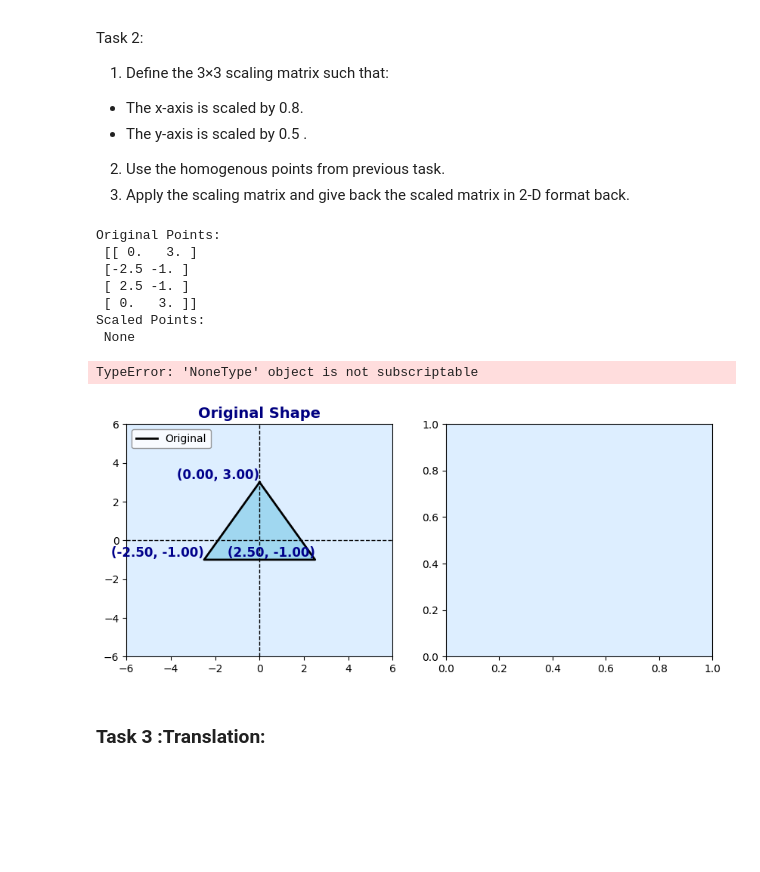
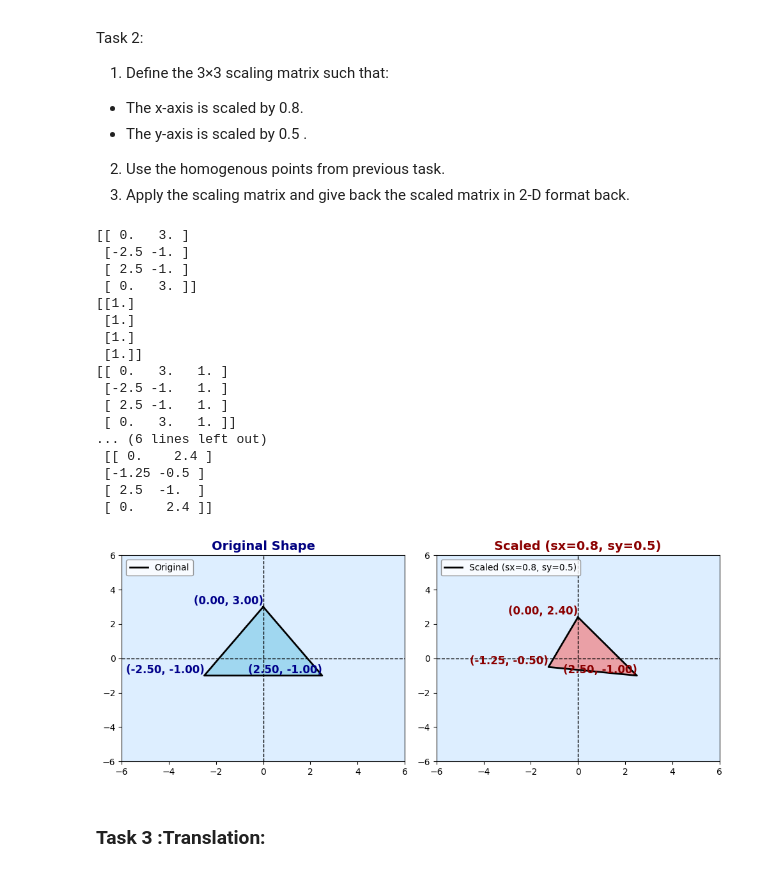
Before and after one commit to LyricClough/Linear-Final-project, a Jupyter notebook: Computer_Graphics_Project.ipynb, the cells around one changed output. Saved outputs shown, nothing was run; the diff lists cells and outputs as text; code cells hidden in the pictures; blank space fills up the shorter version.

```diff
--- a/Computer_Graphics_Project.ipynb
+++ b/Computer_Graphics_Project.ipynb
@@ -387,27 +386,48 @@ Task 2:
 # %%
 # TODO: Define function to apply scaling
 def scale(points, sx, sy):
     """Apply scaling transformation using homogeneous coordinates."""
+    homo_points = to_homogeneous(points)
+    scaling_matrix = np.array([[sx,0,0],[0,sy,0],[0,0,1]])
+    adding_matrix = np.array([[0],[0],[0]])
+    length = len(homo_points)
+    x = 0
+    int(x)
+    for x in range(length-3):
+        scaling_matrix=np.hstack((scaling_matrix,adding_matrix))
+    homo_points = np.dot(scaling_matrix,homo_points)
+    homo_points = np.vstack((homo_points, homo_points[0]))
+    points = from_homogeneous(homo_points)
+    return points
 
 # Code SOlution here
 
 
 
 sx,sy = 0.8,0.5
 scaled_points= scale(points_2d, sx, sy)
 print("Original Points:\n", points_2d)
 print("Scaled Points:\n", scaled_points)
 plot_transformation(points_2d, scaled_points, "Scaled (sx=0.8, sy=0.5)")
 # %% [output]
-Original Points:
- [[ 0.   3. ]
+[[ 0.   3. ]
  [-2.5 -1. ]
  [ 2.5 -1. ]
  [ 0.   3. ]]
-Scaled Points:
- None
+[[1.]
+ [1.]
+ [1.]
+ [1.]]
+[[ 0.   3.   1. ]
+ [-2.5 -1.   1. ]
+ [ 2.5 -1.   1. ]
+ [ 0.   3.   1. ]]
+... (6 lines left out)
+ [[ 0.    2.4 ]
+ [-1.25 -0.5 ]
+ [ 2.5  -1.  ]
+ [ 0.    2.4 ]]
-TypeError: 'NoneType' object is not subscriptable
-[figure, old version]
+[figure, new version]
 # %% [markdown]
 ### Task 3 :Translation:
 # %% [markdown]
```
Also changed, not shown: parts of 2 cells of this notebook.
